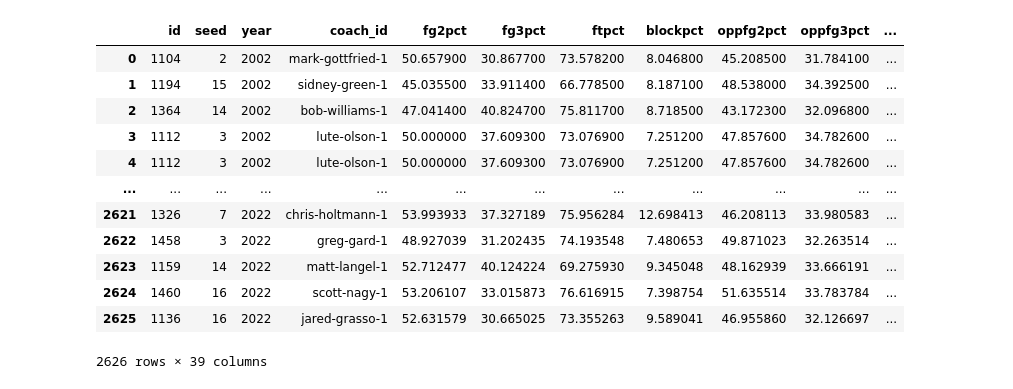
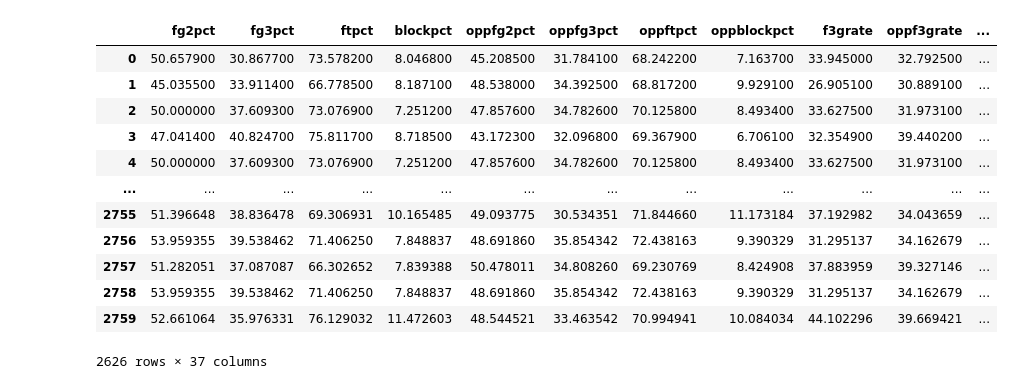
Before and after one commit to kimdungeon/MDCM, a Jupyter notebook: MDCM Data Prep_v10.ipynb, the cells around one changed output. Drawn from its saved outputs; the diff is of its cells as text; code cells hidden in the pictures.

```diff
--- a/MDCM Data Prep_v10.ipynb
+++ b/MDCM Data Prep_v10.ipynb
@@ -13,19 +13,22 @@ df_2022 = df_2022.drop_duplicates()
 df_2023 = pd.read_csv('DATA/NCAA_Tourney_2023.csv')
 df_2023 = df_2023.drop_duplicates()
 
+df_2024 = pd.read_csv('DATA/NCAA_Tourney_2024.csv')
+df_2024 = df_2024.drop_duplicates()
+
 # Delete fields from 2002-2022 data not in 2023 data
 drop_cols_2022 = ['num_ot', 'team1_coaches_before_final', 'team2_coaches_before_final', 'WLoc', 'team1_score', 'team2_score']
 
 df_2022 = df_2022.drop(columns=drop_cols_2022)
 
 # Delete fields from 2023 data not in 2022 data
-drop_cols_2023 = ['team1_coach_name', 'team2_coach_name', 'team1_coaches_final', 'team2_coaches_final']
+drop_cols_2023_24 = ['team1_coach_name', 'team2_coach_name', 'team1_coaches_final', 'team2_coaches_final']
 
-df_2023 = df_2023.drop(columns=drop_cols_2023)
+df_2023 = df_2023.drop(columns=drop_cols_2023_24)
+df_2024 = df_2024.drop(columns=drop_cols_2023_24)
 
 # Concat df together
-#df_init = pd.concat([df_2023, df_2022])
-df_init = df_2022.copy()
+df_init = pd.concat([df_2022, df_2023, df_2024])
 
 # Sort data by season and game_id
 df_init = df_init.sort_values(by=['game_id'], ascending=True)
@@ -259,6 +177,10 @@ df3 = df2.copy()
 # Calculate expected tempo for each game
 df3['exp_tempo'] = (df3['team1_adjtempo']/df3['avg_tempo'])*(df3['team2_adjtempo']/df3['avg_tempo'])*df3['avg_tempo']
 
+# Calc tempo differential
+df3['team1_tempo_diff'] = df3['team1_adjtempo'] - df3['exp_tempo']
+df3['team2_tempo_diff'] = df3['team2_adjtempo'] - df3['exp_tempo']
+
 # Rename season to year so regex doesn't include preseason/season
 df3.rename(columns={'season': 'year'}, inplace=True)
 
@@ -465,6 +403,6 @@ df_ncaa_3
 # %%
 # Import supplemental data
-xl = 'MDCM Supplemental Data.xlsx'
+xl = 'MDCM Supplemental Data_3.19.24.xlsx'
 df_odds = pd.read_excel(xl)
 
 # Make copy of df
@@ -494,15 +432,20 @@ df_ncaa_4['rd1_odds'] = df_ncaa_4['rd1_odds_x']
 # Teamname
 df_ncaa_4['team'] = df_ncaa_4['teamname_y'].fillna(df_ncaa_4['teamname_x'])
 
+# Fill na in num_AA with 0
+df_ncaa_4['Num_AA'] = df_ncaa_4['Num_AA'].fillna(value=0)
+
 # Create dict of teams that changed names
 team_mapping = {
     'American Univ': 'American',
     'Boise St': 'Boise St.',
     'Colorado St': 'Colorado St.',
+    'Connecticut': 'UConn',
     'Coastal Car': 'Coastal Carolina',
     'E Kentucky': 'Eastern Kentucky',
     'East Tennessee St.': 'ETSU',
     'East Tennessee St': 'ETSU',
+    'Florida Atlantic': 'FAU',
     'Long Beach St': 'Long Beach St.',
     'Middle Tennessee St.': 'MTSU',
     'Middle Tennessee St': 'MTSU',
@@ -575,5 +518,5 @@ df_ncaa_5[cvar_list] = df_ncaa_5[cvar_list].astype('category')
 nvar_list = [col for col in df_ncaa_5.columns if col not in cvar_list]
 df_ncaa_5[nvar_list] = df_ncaa_5[nvar_list].astype('float64')
 
-# Preview df
-nvar_list
+# Replace inf values with 0
+df_ncaa_5[nvar_list] = df_ncaa_5[nvar_list].replace([np.inf, -np.inf], 0)
@@ -598,40 +523,38 @@ nvar_list
 # %%
 # Make clean dataset for review
 df_cleaned = df_ncaa_5.copy()
 
 # Year cutoff
 cutoff_year = 2002
 df_cleaned = df_cleaned[df_cleaned['year'].astype(int) >= cutoff_year]
 
-# Make training data for modeling by filtering out 2019 and 2024
+# Make training data for modeling by filtering out 2019 (testing) and 2024 (final predictions)
 df_main = df_cleaned[(df_cleaned['year'] != 2019) & (df_cleaned['year'] != 2024)]
-df_2019 = df_cleaned[df_cleaned['year'] == 2019]
-df_2024 = df_cleaned[df_cleaned['year'] == 2024]
 
 # Drop columns for modeling
 drop_cols_modeling = ['game_id', 'id', 'coach_id', 'year', 'team', 'seed']
 df_main = df_main.drop(columns=drop_cols_modeling)
 
 # Get dummies for each dataset
 df_main = pd.get_dummies(df_main, prefix_sep='_')
 rdummies = ['winner_0', 'seed_tier_4', 'Power 6_0.0']
 df_main = df_main.drop(columns=rdummies)
 
-# Preview df
-df_cleaned
+# Preview data
+df_main
 # %% [output]
-|  | id | seed | year | coach_id | fg2pct | fg3pct | ftpct | blockpct | oppfg2pct | oppfg3pct | ... |
-| 0 | 1104 | 2 | 2002 | mark-gottfried-1 | 50.657900 | 30.867700 | 73.578200 | 8.046800 | 45.208500 | 31.784100 | ... |
-| 1 | 1194 | 15 | 2002 | sidney-green-1 | 45.035500 | 33.911400 | 66.778500 | 8.187100 | 48.538000 | 34.392500 | ... |
-| 2 | 1364 | 14 | 2002 | bob-williams-1 | 47.041400 | 40.824700 | 75.811700 | 8.718500 | 43.172300 | 32.096800 | ... |
-| 3 | 1112 | 3 | 2002 | lute-olson-1 | 50.000000 | 37.609300 | 73.076900 | 7.251200 | 47.857600 | 34.782600 | ... |
-| 4 | 1112 | 3 | 2002 | lute-olson-1 | 50.000000 | 37.609300 | 73.076900 | 7.251200 | 47.857600 | 34.782600 | ... |
+|  | fg2pct | fg3pct | ftpct | blockpct | oppfg2pct | oppfg3pct | oppftpct | oppblockpct | f3grate | oppf3grate | ... |
+| 0 | 50.657900 | 30.867700 | 73.578200 | 8.046800 | 45.208500 | 31.784100 | 68.242200 | 7.163700 | 33.945000 | 32.792500 | ... |
+| 1 | 45.035500 | 33.911400 | 66.778500 | 8.187100 | 48.538000 | 34.392500 | 68.817200 | 9.929100 | 26.905100 | 30.889100 | ... |
+| 2 | 50.000000 | 37.609300 | 73.076900 | 7.251200 | 47.857600 | 34.782600 | 70.125800 | 8.493400 | 33.627500 | 31.973100 | ... |
+| 3 | 47.041400 | 40.824700 | 75.811700 | 8.718500 | 43.172300 | 32.096800 | 69.367900 | 6.706100 | 32.354900 | 39.440200 | ... |
+| 4 | 50.000000 | 37.609300 | 73.076900 | 7.251200 | 47.857600 | 34.782600 | 70.125800 | 8.493400 | 33.627500 | 31.973100 | ... |
 | ... | ... | ... | ... | ... | ... | ... | ... | ... | ... | ... | ... |
-| 2621 | 1326 | 7 | 2022 | chris-holtmann-1 | 53.993933 | 37.327189 | 75.956284 | 12.698413 | 46.208113 | 33.980583 | ... |
-| 2622 | 1458 | 3 | 2022 | greg-gard-1 | 48.927039 | 31.202435 | 74.193548 | 7.480653 | 49.871023 | 32.263514 | ... |
-| 2623 | 1159 | 14 | 2022 | matt-langel-1 | 52.712477 | 40.124224 | 69.275930 | 9.345048 | 48.162939 | 33.666191 | ... |
-| 2624 | 1460 | 16 | 2022 | scott-nagy-1 | 53.206107 | 33.015873 | 76.616915 | 7.398754 | 51.635514 | 33.783784 | ... |
-| 2625 | 1136 | 16 | 2022 | jared-grasso-1 | 52.631579 | 30.665025 | 73.355263 | 9.589041 | 46.955860 | 32.126697 | ... |
+| 2755 | 51.396648 | 38.836478 | 69.306931 | 10.165485 | 49.093775 | 30.534351 | 71.844660 | 11.173184 | 37.192982 | 34.043659 | ... |
+| 2756 | 53.959355 | 39.538462 | 71.406250 | 7.848837 | 48.691860 | 35.854342 | 72.438163 | 9.390329 | 31.295137 | 34.162679 | ... |
+| 2757 | 51.282051 | 37.087087 | 66.302652 | 7.839388 | 50.478011 | 34.808260 | 69.230769 | 8.424908 | 37.883959 | 39.327146 | ... |
+| 2758 | 53.959355 | 39.538462 | 71.406250 | 7.848837 | 48.691860 | 35.854342 | 72.438163 | 9.390329 | 31.295137 | 34.162679 | ... |
+| 2759 | 52.661064 | 35.976331 | 76.129032 | 11.472603 | 48.544521 | 33.463542 | 70.994941 | 10.084034 | 44.102296 | 39.669421 | ... |
-2626 rows × 39 columns
+2626 rows × 37 columns
 # %%
 # Import packages
```
Also changed, not shown: parts of 31 cells of this notebook, 3 other files.
